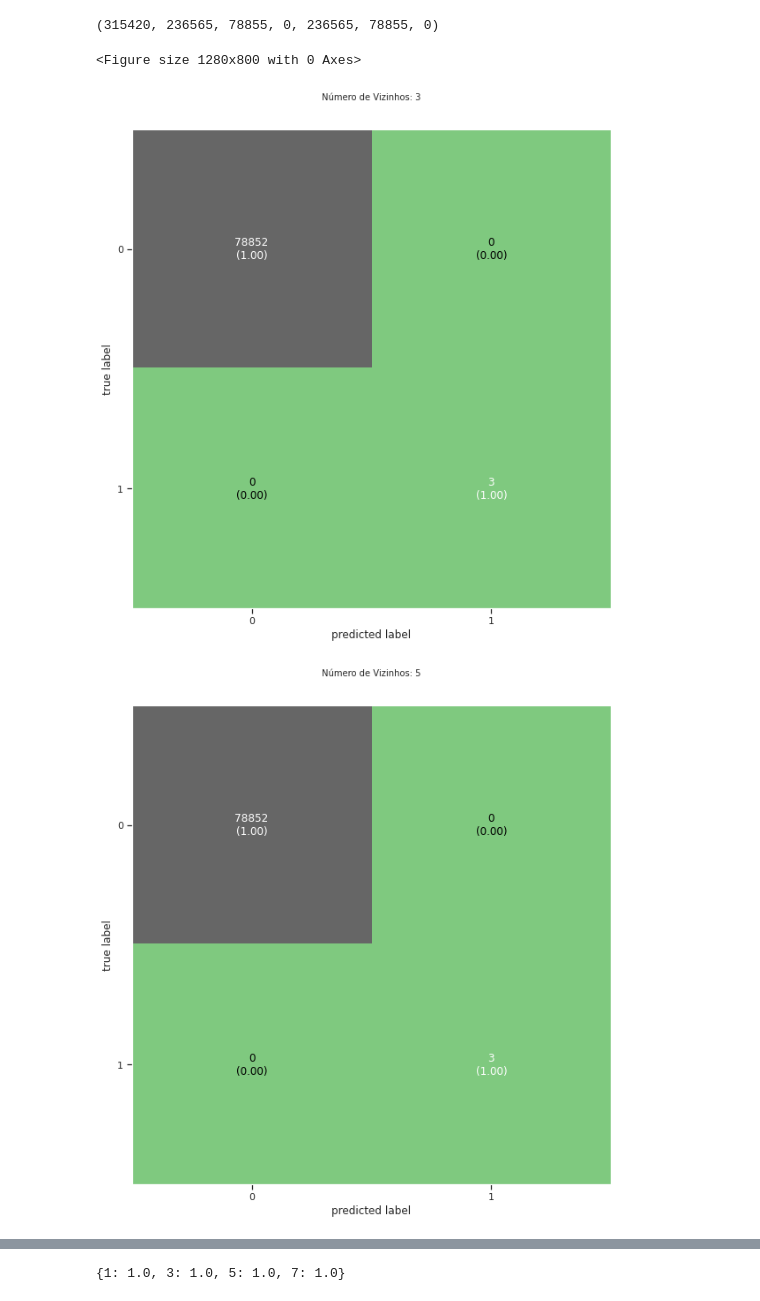
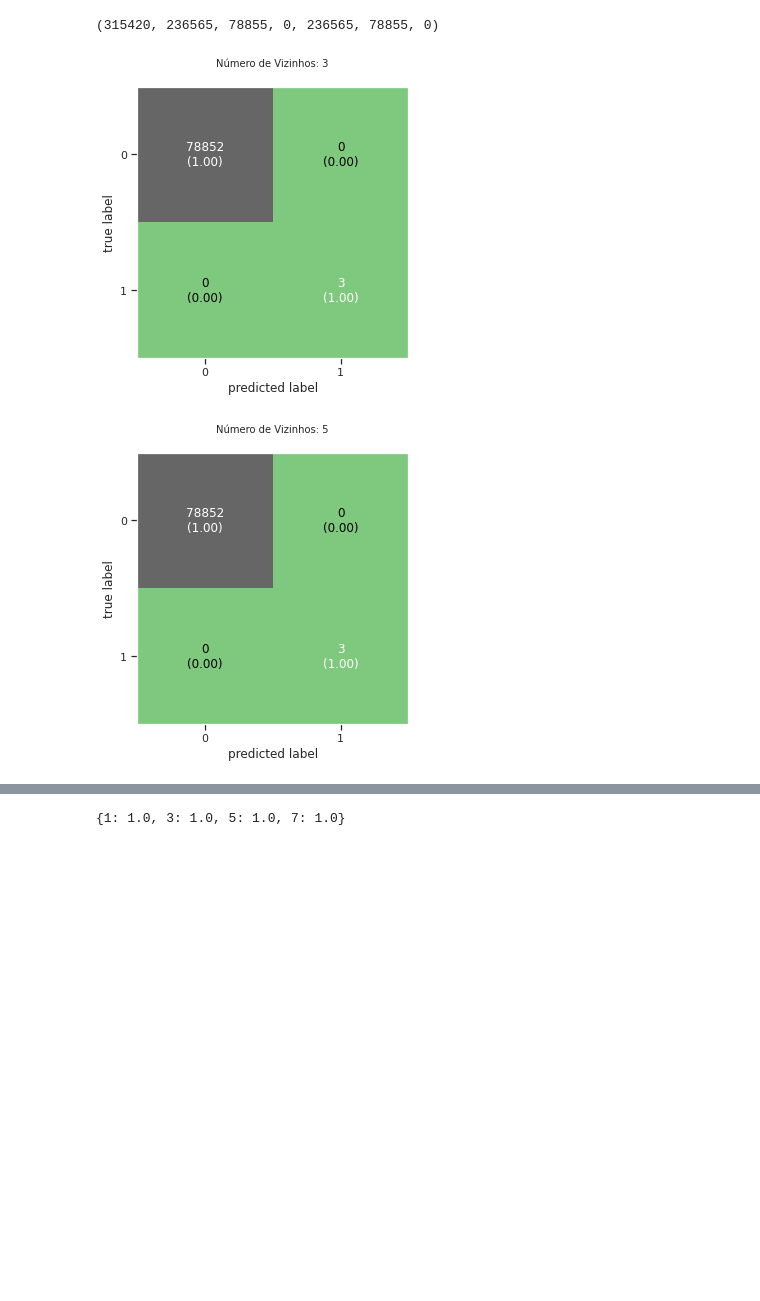
Before and after one commit to lourencocavalcante/Neurocomputacao, a Jupyter notebook: INPE_CAP351_Projeto02_MLP_Lourenco.ipynb, the cells around one changed output, grey strips where cells are left out. Cells and saved outputs as stored; diff of their text form; code cells hidden in the pictures; blank space fills up the shorter version.

```diff
--- a/INPE_CAP351_Projeto02_MLP_Lourenco.ipynb
+++ b/INPE_CAP351_Projeto02_MLP_Lourenco.ipynb
@@ -303,16 +290,13 @@ for k in [1,3,5,7]:
     matrizes[k] = treinamento[0]
     acuracias[k] = treinamento[1]
 # %%
-a = 0
-plt.figure(figsize=(16,10),dpi=80)
-plt.suptitle('TOPOLOGIA II: AVALIAÇÃO', size=14)
 for k, matriz in matrizes.items():
-      a = a + 1
-      ax.set_title('Número de Vizinhos: ' + str(k), fontsize = 10, )
-      fig, ax = plot_confusion_matrix(conf_mat=matriz, show_absolute=True, show_normed=True, cmap='Accent')
+
+      #plt.figure(figsize=(10,10),dpi=80)
+      ax.set_title('Número de Vizinhos: ' + str(k), fontsize = 10)
+      fig, ax = plot_confusion_matrix(conf_mat=matriz, show_absolute=True, show_normed=True, cmap='Accent', figsize=(10,5))
       ax.set_title('Número de Vizinhos: ' + str(k), fontsize = 10)
 plt.show()
 # %% [output]
-<Figure size 1280x800 with 0 Axes>
-[figure, old version]
+[figure, new version]
-[figure, old version]
+[figure, new version]
```
Also changed, not shown: parts of 3 cells of this notebook.
